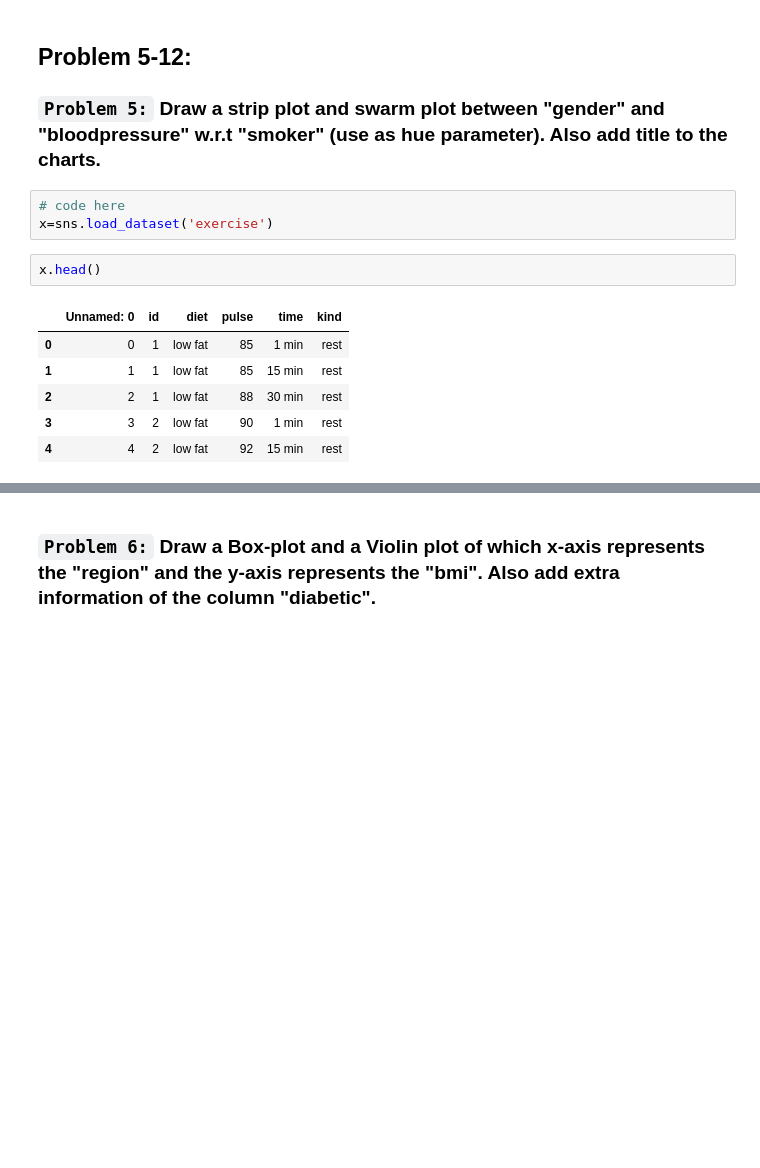
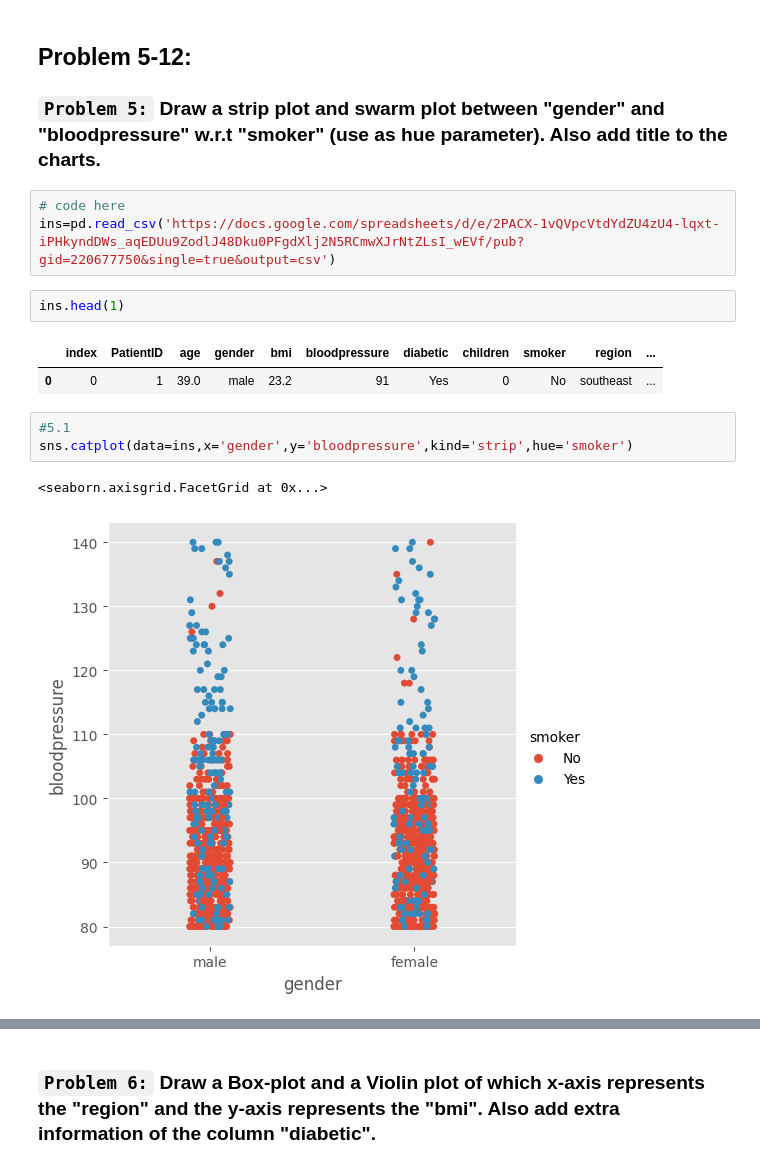
Before and after one commit to singhbhaskar360/Python_ML, a Jupyter notebook: Seaborn_task_26.ipynb, the cells around one changed output, grey strips where cells are left out. Drawn from its saved outputs; the diff is of its cells as text; blank space fills up the shorter version.

```diff
--- a/Seaborn_task_26.ipynb
+++ b/Seaborn_task_26.ipynb
@@ -74,15 +74,17 @@ taxis.head(1)
 ## Problem 5-12:
 
 ### **`Problem 5:`** Draw a strip plot and swarm plot between "gender" and "bloodpressure" w.r.t "smoker" (use as hue parameter). Also add title to the charts.
-# %%
-# code here
-x=sns.load_dataset('exercise')
-# %%
-x.head()
-# %% [output]
-|  | Unnamed: 0 | id | diet | pulse | time | kind |
-| 0 | 0 | 1 | low fat | 85 | 1 min | rest |
-| 1 | 1 | 1 | low fat | 85 | 15 min | rest |
-| 2 | 2 | 1 | low fat | 88 | 30 min | rest |
-| 3 | 3 | 2 | low fat | 90 | 1 min | rest |
-| 4 | 4 | 2 | low fat | 92 | 15 min | rest |
+# %%
+# code here
+ins=pd.read_csv('https://docs.google.com/spreadsheets/d/e/2PACX-1vQVpcVtdYdZU4zU4-lqxt-iPHkyndDWs_aqEDUu9ZodlJ48Dku0PFgdXlj2N5RCmwXJrNtZLsI_wEVf/pub?gid=220677750&single=true&output=csv')
+# %%
+ins.head(1)
+# %% [output]
+|  | index | PatientID | age | gender | bmi | bloodpressure | diabetic | children | smoker | region | ... |
+| 0 | 0 | 1 | 39.0 | male | 23.2 | 91 | Yes | 0 | No | southeast | ... |
+# %%
+#5.1
+sns.catplot(data=ins,x='gender',y='bloodpressure',kind='strip',hue='smoker')
+# %% [output]
+<seaborn.axisgrid.FacetGrid at 0x...>
+[figure, added]
```
Also changed, not shown: parts of 1 cell of this notebook.
